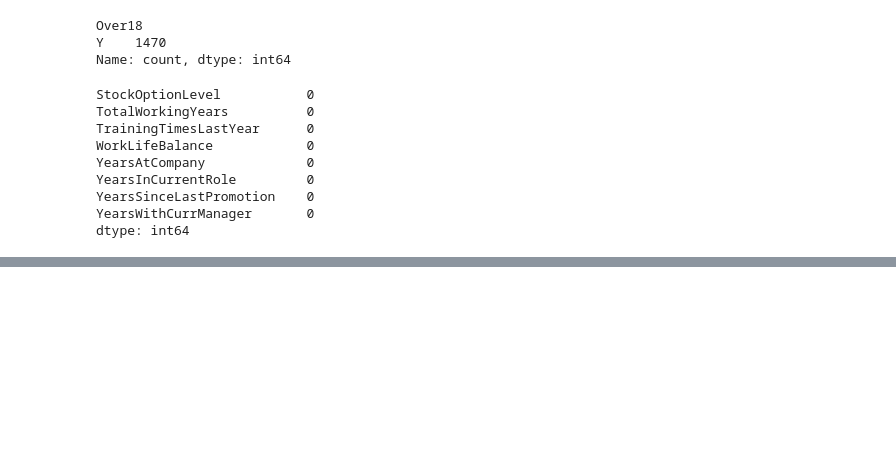
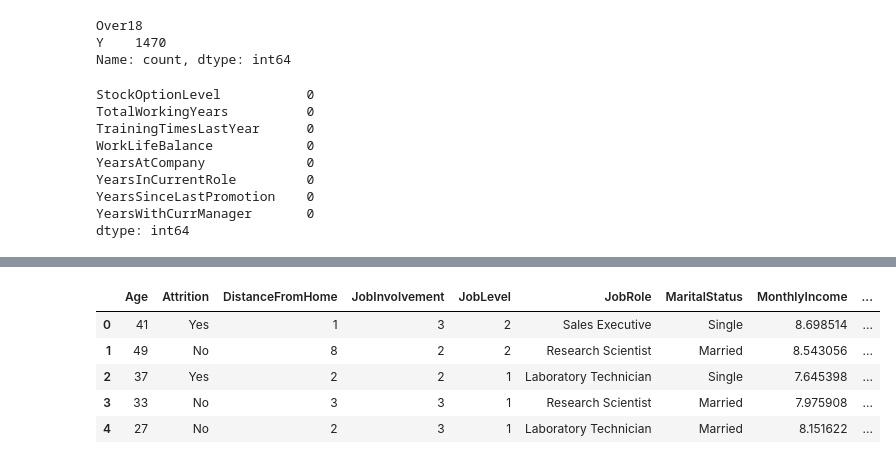
Before and after one commit to karthik4-4/Employee-attrition-prediction, a Jupyter notebook: Employee_attrition_prediction.ipynb, the cells around one changed output, grey strips where cells are left out. Saved outputs shown, nothing was run; the diff lists cells and outputs as text; code cells hidden in the pictures; blank space fills up the shorter version.

```diff
--- a/Employee_attrition_prediction.ipynb
+++ b/Employee_attrition_prediction.ipynb
@@ -182,0 +212,11 @@ dtype: int64
+# %%
+df.drop(columns=['BusinessTravel','EnvironmentSatisfaction','JobSatisfaction','WorkLifeBalance','Department','EducationField','RelationshipSatisfaction','Gender','Education'],axis=1,inplace=True)
+# %%
+df.head()
+# %% [output]
+|  | Age | Attrition | DistanceFromHome | JobInvolvement | JobLevel | JobRole | MaritalStatus | MonthlyIncome | ... |
+| 0 | 41 | Yes | 1 | 3 | 2 | Sales Executive | Single | 8.698514 | ... |
+| 1 | 49 | No | 8 | 2 | 2 | Research Scientist | Married | 8.543056 | ... |
+| 2 | 37 | Yes | 2 | 2 | 1 | Laboratory Technician | Single | 7.645398 | ... |
+| 3 | 33 | No | 3 | 3 | 1 | Research Scientist | Married | 7.975908 | ... |
+| 4 | 27 | No | 2 | 3 | 1 | Laboratory Technician | Married | 8.151622 | ... |
```
Also changed, not shown: parts of 11 cells of this notebook.
